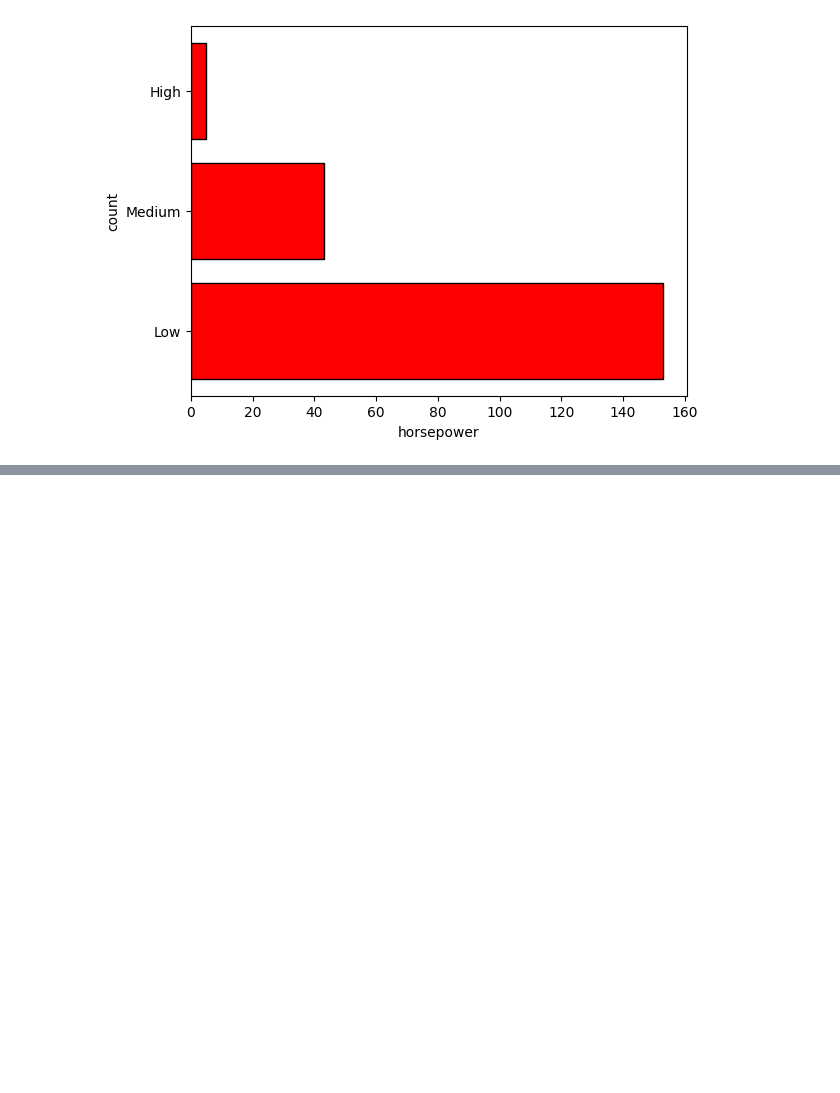
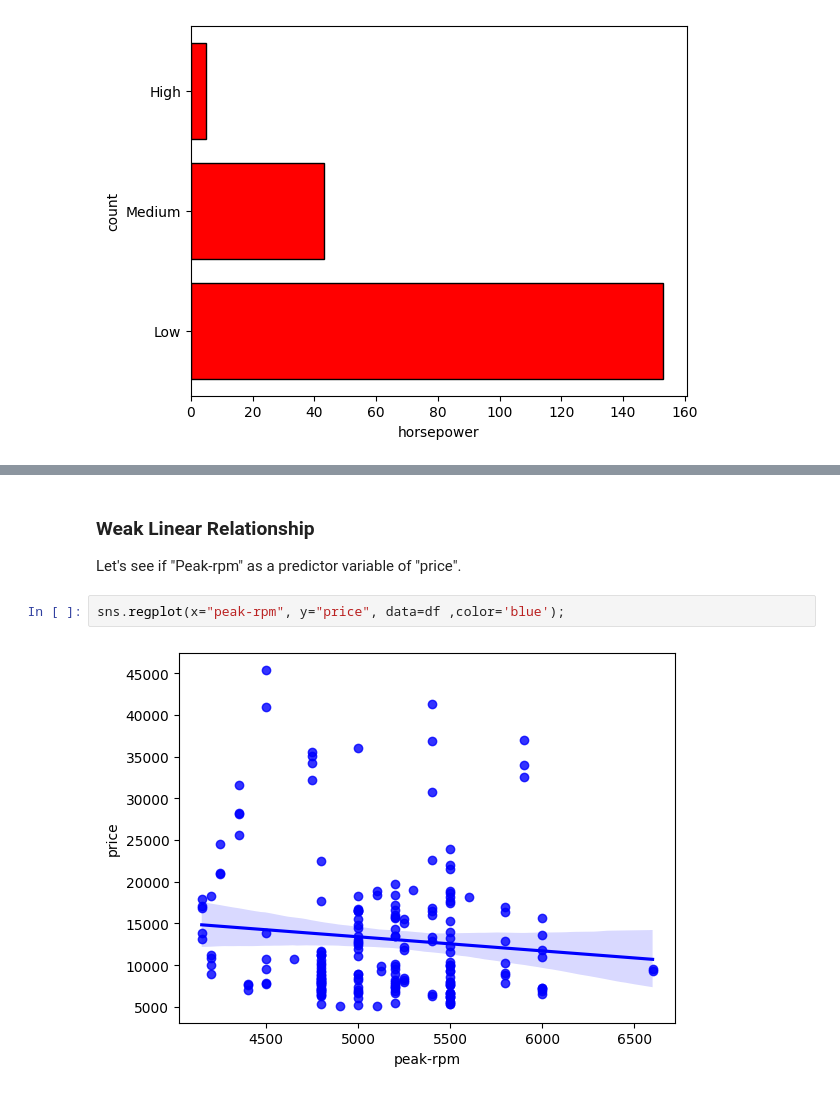
Before and after one commit to workvikrant/collage_project, a Jupyter notebook: Data_Analysis.ipynb, the cells around one changed output, grey strips where cells are left out. Drawn from its saved outputs; the diff is of its cells as text; blank space fills up the shorter version.

```diff
--- a/Data_Analysis.ipynb
+++ b/Data_Analysis.ipynb
@@ -359,0 +420,8 @@ Text(0, 0.5, 'count')
+# %% [markdown]
+<h3>Weak Linear Relationship</h3>
+
+Let's see if "Peak-rpm" as a predictor variable of "price".
+# %%
+sns.regplot(x="peak-rpm", y="price", data=df ,color='blue');
+# %% [output]
+[figure, added]
```
Also changed, not shown: parts of 43 cells of this notebook, 1 other file.
